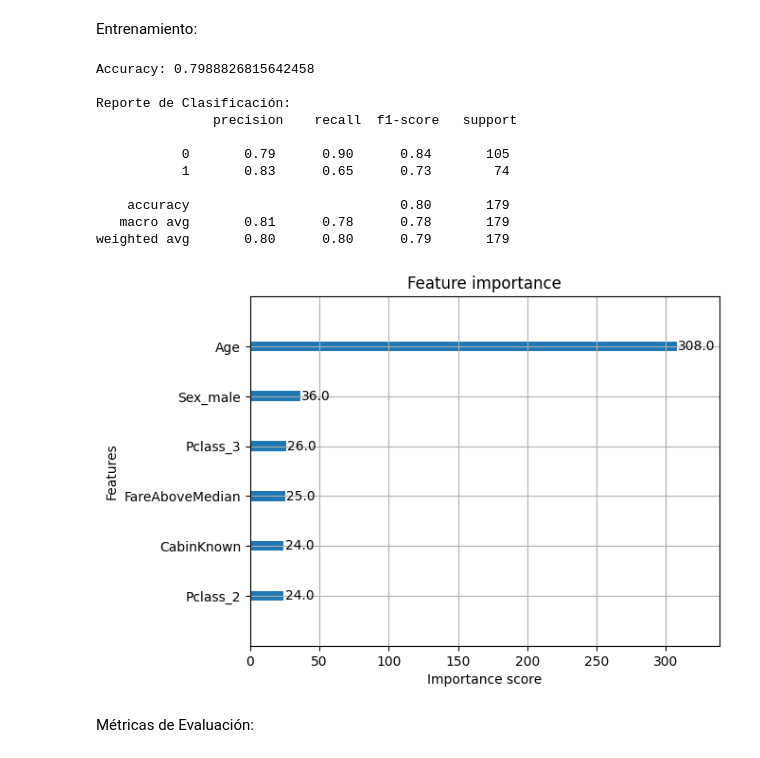
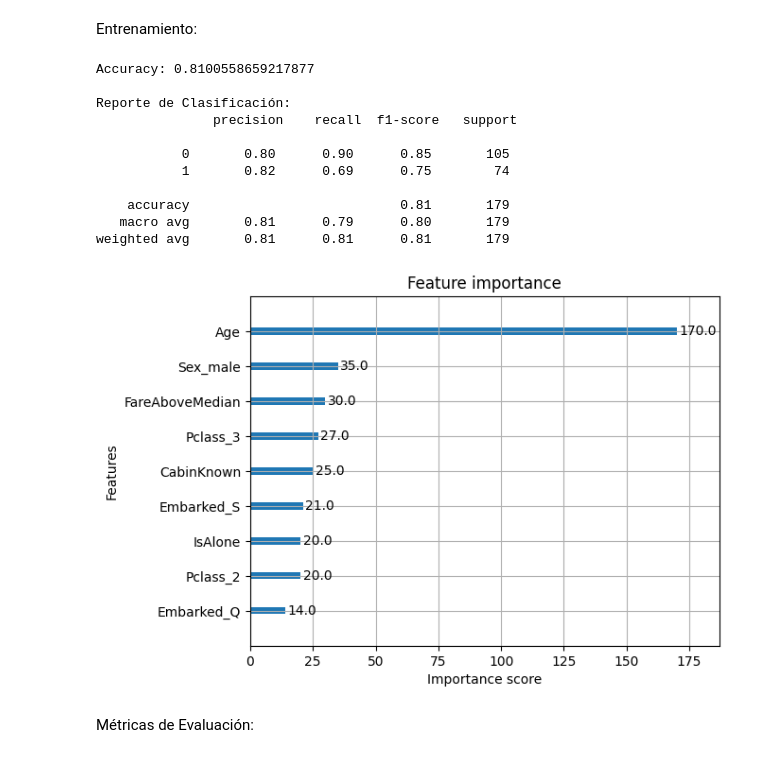
Before and after one commit to fernanda8371/titanic-ml-project, a Jupyter notebook: notebooks/03_Modeling.ipynb, the cells around one changed output. Saved outputs shown, nothing was run; the diff lists cells and outputs as text; code cells hidden in the pictures.

```diff
--- a/notebooks/03_Modeling.ipynb
+++ b/notebooks/03_Modeling.ipynb
@@ -89,7 +89,7 @@ Hallamos los mejores hiperparámetros:
 # %% [markdown]
 Entrenamiento:
 # %%
-b_p = [0.3, 100, 5, 0.7, 0.7, 0.3]
+b_p = [0.3, 100, 3, 0.9, 0.7, 0.1]
 
 model = XGBClassifier(
     n_estimators=b_p[1],
@@ -98,40 +98,40 @@ model = XGBClassifier(
     subsample=b_p[3],
     colsample_bytree=b_p[4],
     gamma=b_p[5],
     early_stopping_rounds=50,
     random_state=42)
 
 start_train = time.time()
 model.fit(X_train, Y_train,
     eval_set=[(X_train, Y_train), (X_test, Y_test)],
     verbose=False)
 end_train = time.time()
 
 evals_result = model.evals_result()
 
 start_infer = time.time()
 y_pred = model.predict(X_test)
 y_proba = model.predict_proba(X_test)[:, 1]
 end_infer = time.time()
 
 print("Accuracy:", accuracy_score(Y_test, y_pred))
 print("\nReporte de Clasificación:\n", classification_report(Y_test, y_pred))
 
 plot_importance(model)
 plt.show()
 # %% [output]
-Accuracy: 0.7988826815642458
+Accuracy: 0.8100558659217877
 
 Reporte de Clasificación:
                precision    recall  f1-score   support
 
-           0       0.79      0.90      0.84       105
-           1       0.83      0.65      0.73        74
+           0       0.80      0.90      0.85       105
+           1       0.82      0.69      0.75        74
 
-    accuracy                           0.80       179
-   macro avg       0.81      0.78      0.78       179
-weighted avg       0.80      0.80      0.79       179
+    accuracy                           0.81       179
+   macro avg       0.81      0.79      0.80       179
+weighted avg       0.81      0.81      0.81       179
-[figure, old version]
+[figure, new version]
 # %% [markdown]
 Métricas de Evaluación:
 # %%
```
Also changed, not shown: parts of 30 cells of this notebook, 3 other files.
